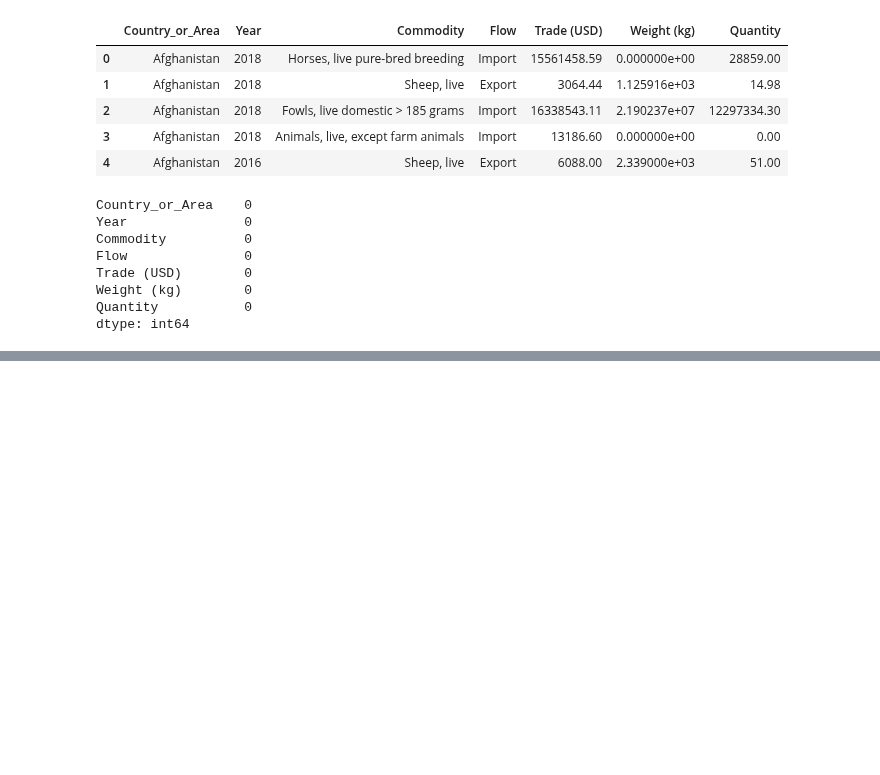
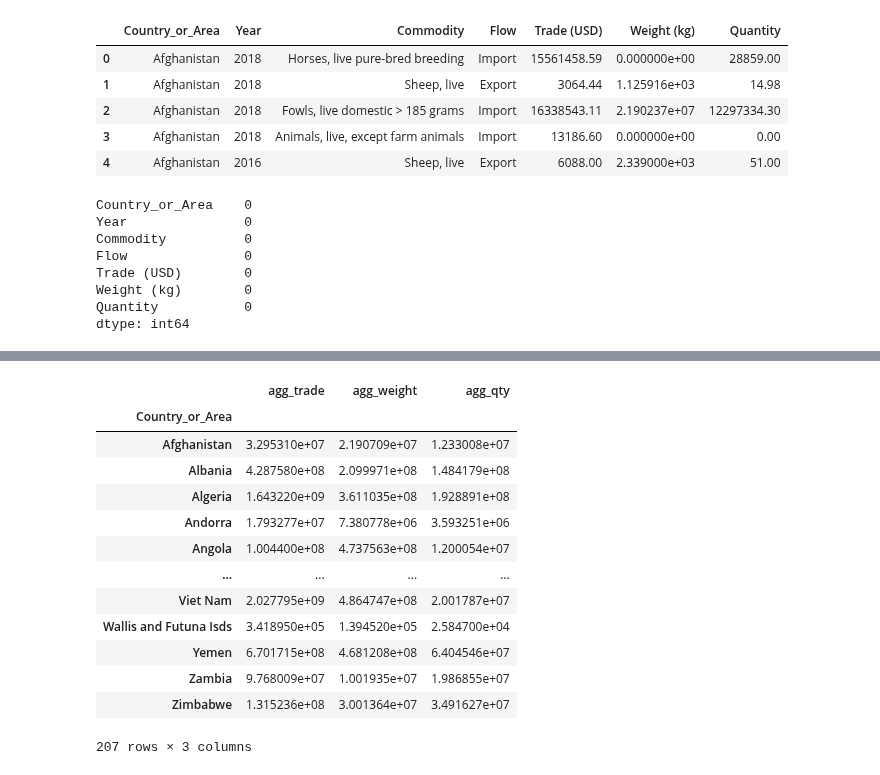
Before and after one commit to eldrigeampong/Data-Science, a Jupyter notebook: UN/Commodity Trade Statistics Database/proj2.ipynb, the cells around one changed output, grey strips where cells are left out. Drawn from its saved outputs; the diff is of its cells as text; code cells hidden in the pictures; blank space fills up the shorter version.

```diff
--- a/UN/Commodity Trade Statistics Database/proj2.ipynb
+++ b/UN/Commodity Trade Statistics Database/proj2.ipynb
@@ -194,0 +214,23 @@ dtype: int64
+# %%
+agg_sum = country_area_grouped.agg(
+    agg_trade = ('Trade (USD)', 'sum'),
+    agg_weight = ('Weight (kg)', 'sum'),
+    agg_qty = ('Quantity', 'sum')
+)
+
+agg_sum
+# %% [output]
+|  | agg_trade | agg_weight | agg_qty |
+| Country_or_Area |  |  |  |
+| Afghanistan | 3.295310e+07 | 2.190709e+07 | 1.233008e+07 |
+| Albania | 4.287580e+08 | 2.099971e+08 | 1.484179e+08 |
+| Algeria | 1.643220e+09 | 3.611035e+08 | 1.928891e+08 |
+| Andorra | 1.793277e+07 | 7.380778e+06 | 3.593251e+06 |
+| Angola | 1.004400e+08 | 4.737563e+08 | 1.200054e+07 |
+| ... | ... | ... | ... |
+| Viet Nam | 2.027795e+09 | 4.864747e+08 | 2.001787e+07 |
+| Wallis and Futuna Isds | 3.418950e+05 | 1.394520e+05 | 2.584700e+04 |
+| Yemen | 6.701715e+08 | 4.681208e+08 | 6.404546e+07 |
+| Zambia | 9.768009e+07 | 1.001935e+07 | 1.986855e+07 |
+| Zimbabwe | 1.315236e+08 | 3.001364e+07 | 3.491627e+07 |
+207 rows × 3 columns
```
Also changed, not shown: parts of 6 cells of this notebook, 1 other file.
